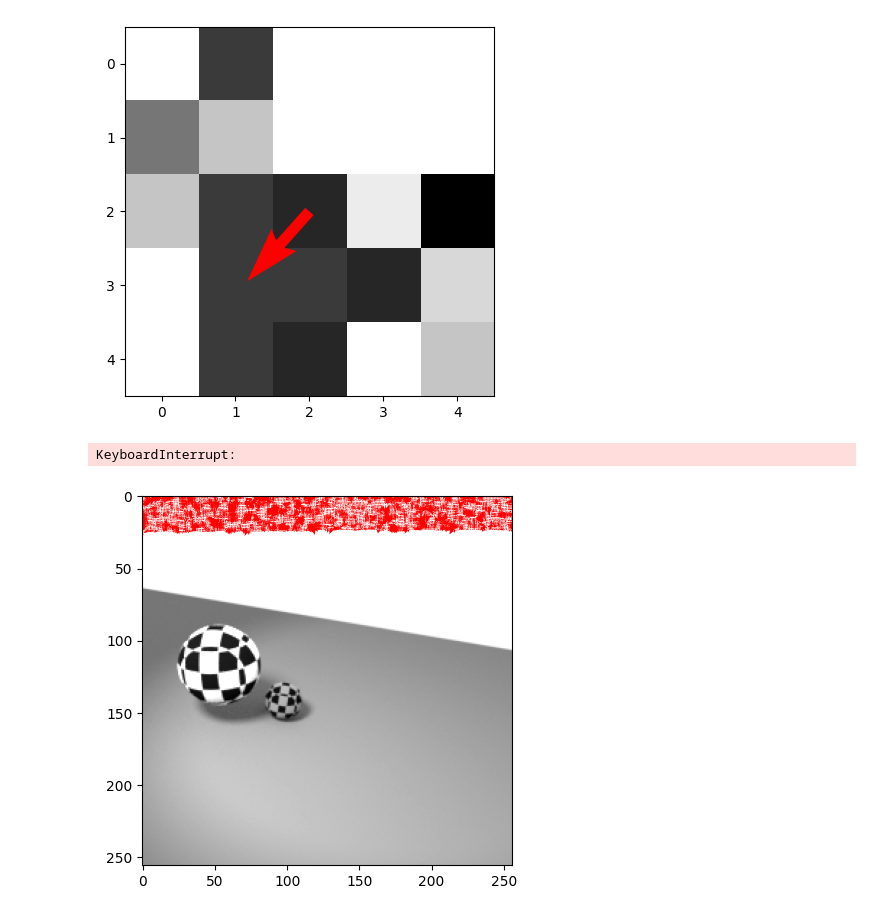
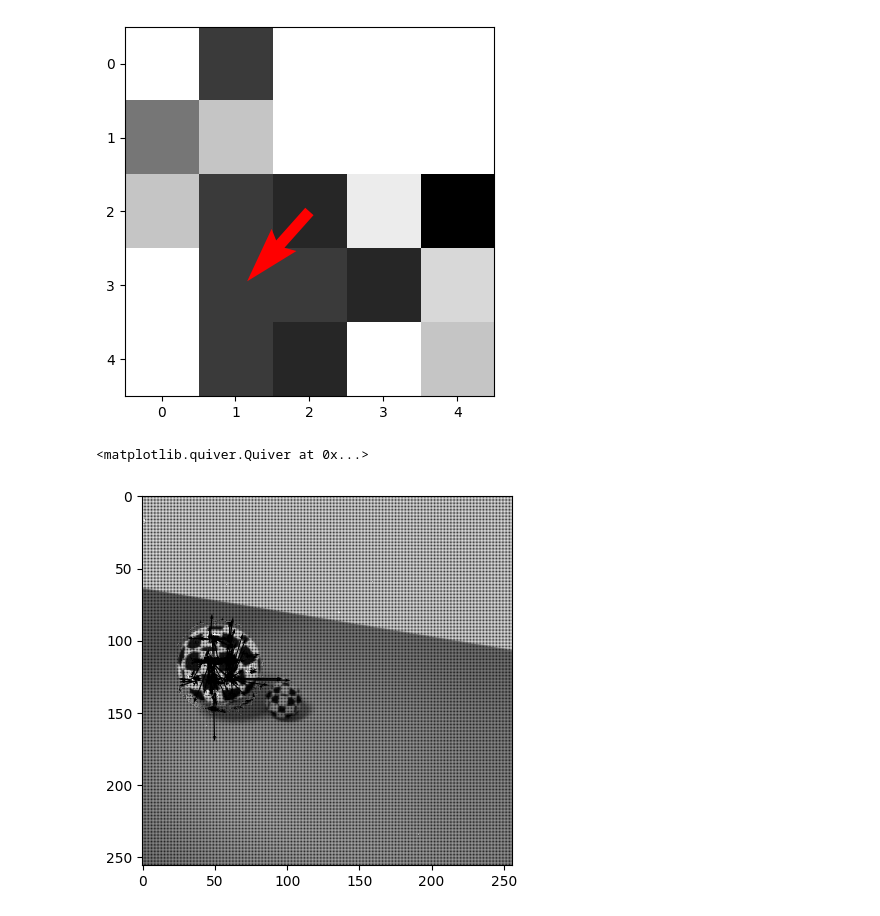
Before and after one commit to Larsen00/Mathematical-Modeling-2024, a Jupyter notebook: Project 1/optical flow.ipynb, the cells around one changed output. Drawn from its saved outputs; the diff is of its cells as text; code cells hidden in the pictures.

```diff
--- a/Project 1/optical flow.ipynb
+++ b/Project 1/optical flow.ipynb
@@ -12,8 +11,11 @@ pngs = glob.glob('toyProblem_F22/frame_*.png')
 > When images are read, it is read as (y,x) instead of (x,y).
 # %%
 # make image list
+ims_with_color = []
 ims = []
 for i in pngs:
+    # read in image in grayscale
+    ims_with_color.append(plt.imread(i))
     # read in image in grayscale
     ims.append(skimage.color.rgb2gray(plt.imread(i)))
 
@@ -275,34 +277,55 @@ plt.show()
 [[-0.16848622]
  [-0.18903646]]
 [figure]
+# %%
+## choose kernel size
+N = 5
+n = int((N-1)//2)
+step_size = 1
+t = 1
+
+im = ims[t]
+dps_image = np.empty((2, V.shape[0], V.shape[1]))
+for x in range(0,V.shape[0],step_size):
+    for y in range(0,V.shape[1],step_size):
+        x_lower, x_upper = np.maximum(0, x-n), np.minimum(im.shape[0], x+n+1)
+        y_lower, y_upper = np.maximum(0, y-n), np.minimum(im.shape[1], y+n+1)
+        Vx_col = Vx_gaussian[x_lower:x_upper, y_lower:y_upper, t].reshape(-1,1)
+        Vy_col = Vy_gaussian[x_lower:x_upper, y_lower:y_upper, t].reshape(-1,1)
+        A = np.hstack([Vx_col, Vy_col])
+        b = -Vt_gaussian[x_lower:x_upper, y_lower:y_upper, t].reshape(-1,1)
+        dp = np.linalg.lstsq(A, b, rcond=None)[0]
+        dps_image[:,x,y] = dp[:,0]
 # %%
-X, Y = np.meshgrid(np.arange(0,im.shape[0],step_size), np.arange(0,im.shape[0],step_size))
-
-for t in range(1):
-    plt.quiver(X,Y,dps[0,:,t],dps[1,:,t],scale=1000/N)
-    plt.imshow(ims[t], cmap='gray')
-    plt.show()
+plt.imshow(im, cmap='gray')
+X, Y = np.meshgrid(np.arange(0, im.shape[0], step_size), np.arange(0, im.shape[1], step_size))
+plt.quiver(Y, X, dps_image[1,X,Y], dps_image[0,X,Y], scale=500, width=.003)
+# %% [output]
+<matplotlib.quiver.Quiver at 0x...>
+[figure, added]
 # %%
-## choose kernel size
-N = 5
-n = int((N-1)//2)
-step_size = 1
-t = 1
+string = input("It might take a long time to run this part... write \"y\" if you insist:")
+if string == "y":
+    ## choose kernel size
+    N = 5
+    n = int((N-1)//2)
+    step_size = 1
+    t = 1
 
-im = ims[t]
-plt.imshow(im, cmap='gray')
-for x in range(0,im.shape[0],step_size):
-    for y in range(0,im.shape[1],step_size):
-        x_lower, x_upper = np.maximum(0, x-n), np.minimum(im.shape[0], x+n+1)
-        y_lower, y_upper = np.maximum(0, y-n), np.minimum(im.shape[1], y+n+1)
-        Vx_col = Vx_gaussian[x_lower:x_upper, y_lower:y_upper, t].reshape(-1,1)
-        Vy_col = Vy_gaussian[x_lower:x_upper, y_lower:y_upper, t].reshape(-1,1)
-        # print(x,y,x_lower,x_upper,y_lower,y_upper, Vx_col.shape, Vy_col.shape)
-        A = np.hstack([Vx_col, Vy_col])
-        b = -Vt_gaussian[x_lower:x_upper, y_lower:y_upper, t].reshape(-1,1)
-        dp = np.linalg.lstsq(A, b, rcond=None)[0]
-        dx, dy = dp[0, 0], dp[1, 0]
-        plt.quiver(y, x, dy, dx, color='r', scale=50, width=.003)
+    dps_images = np.empty((2, V.shape[0], V.shape[1], V.shape[2]))
+    for t in range(V.shape[2]):
+        im = ims[t]
+        dps_image = np.empty((2, V.shape[0], V.shape[1]))
+        for x in range(0,V.shape[0],step_size):
+            for y in range(0,V.shape[1],step_size):
+                x_lower, x_upper = np.maximum(0, x-n), np.minimum(im.shape[0], x+n+1)
+                y_lower, y_upper = np.maximum(0, y-n), np.minimum(im.shape[1], y+n+1)
+                Vx_col = Vx_gaussian[x_lower:x_upper, y_lower:y_upper, t].reshape(-1,1)
+                Vy_col = Vy_gaussian[x_lower:x_upper, y_lower:y_upper, t].reshape(-1,1)
+                A = np.hstack([Vx_col, Vy_col])
+                b = -Vt_gaussian[x_lower:x_upper, y_lower:y_upper, t].reshape(-1,1)
+                dp = np.linalg.lstsq(A, b, rcond=None)[0]
+                dps_image[:,x,y] = dp[:,0]
+        dps_images[:,:,:,t] = dps_image
+        print(t, end=' ')
+    np.save("toy.npy", dps_images)
-# %% [output]
-KeyboardInterrupt:
-[figure, removed]
```
Also changed, not shown: parts of 12 cells of this notebook, 26 other files.
